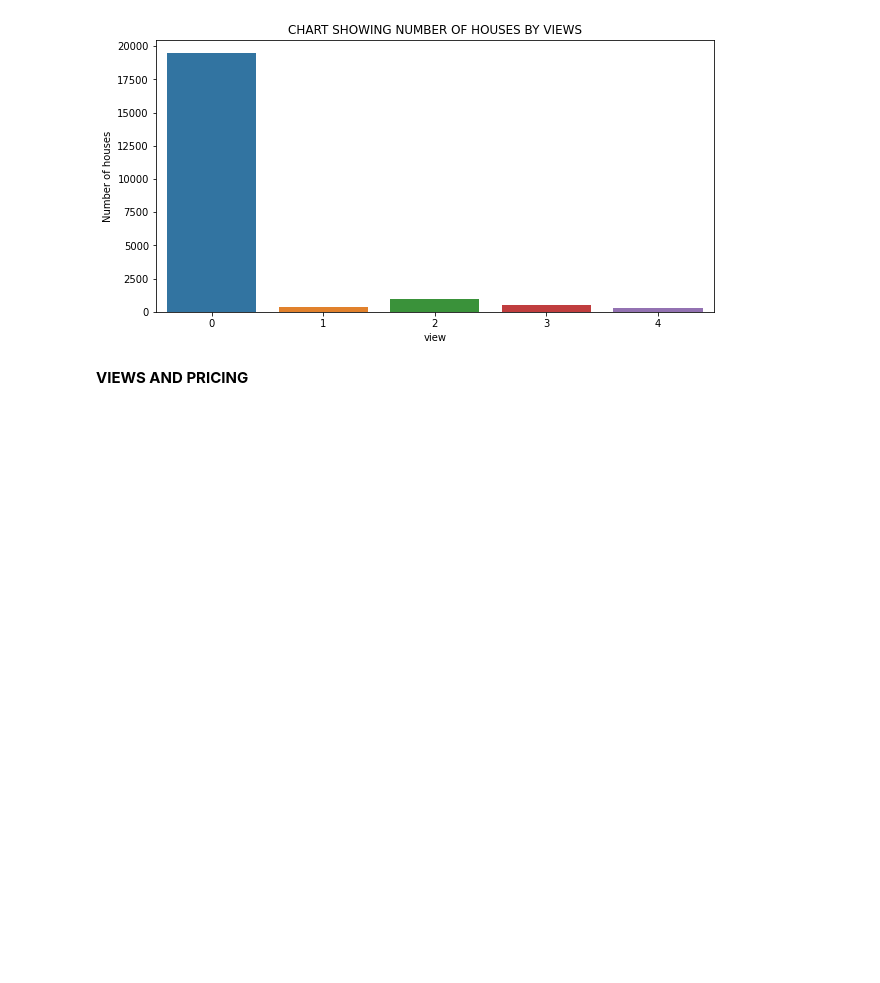
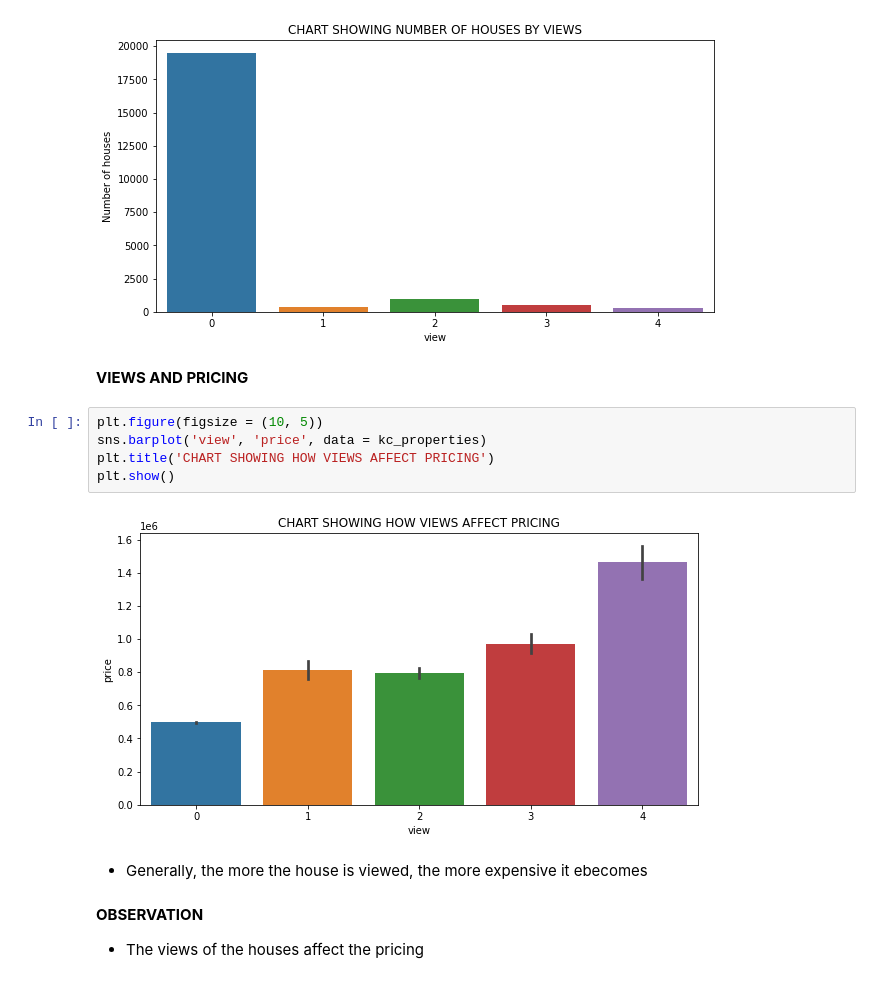
Before and after one commit to MikeDeecode/KC-properties-price-analysis, a Jupyter notebook: kc_properties_analysis.ipynb, the cells around one changed output. Cells and saved outputs as stored; diff of their text form; blank space fills up the shorter version.

```diff
--- a/kc_properties_analysis.ipynb
+++ b/kc_properties_analysis.ipynb
@@ -380,3 +380,16 @@ plt.show()
 [figure]
 # %% [markdown]
 **VIEWS AND PRICING**
+# %%
+plt.figure(figsize = (10, 5))
+sns.barplot('view', 'price', data = kc_properties)
+plt.title('CHART SHOWING HOW VIEWS AFFECT PRICING')
+plt.show()
+# %% [output]
+[figure, added]
+# %% [markdown]
+* Generally, the more the house is viewed, the more expensive it ebecomes
+# %% [markdown]
+**OBSERVATION**
+
+* The views of the houses affect the pricing
```
